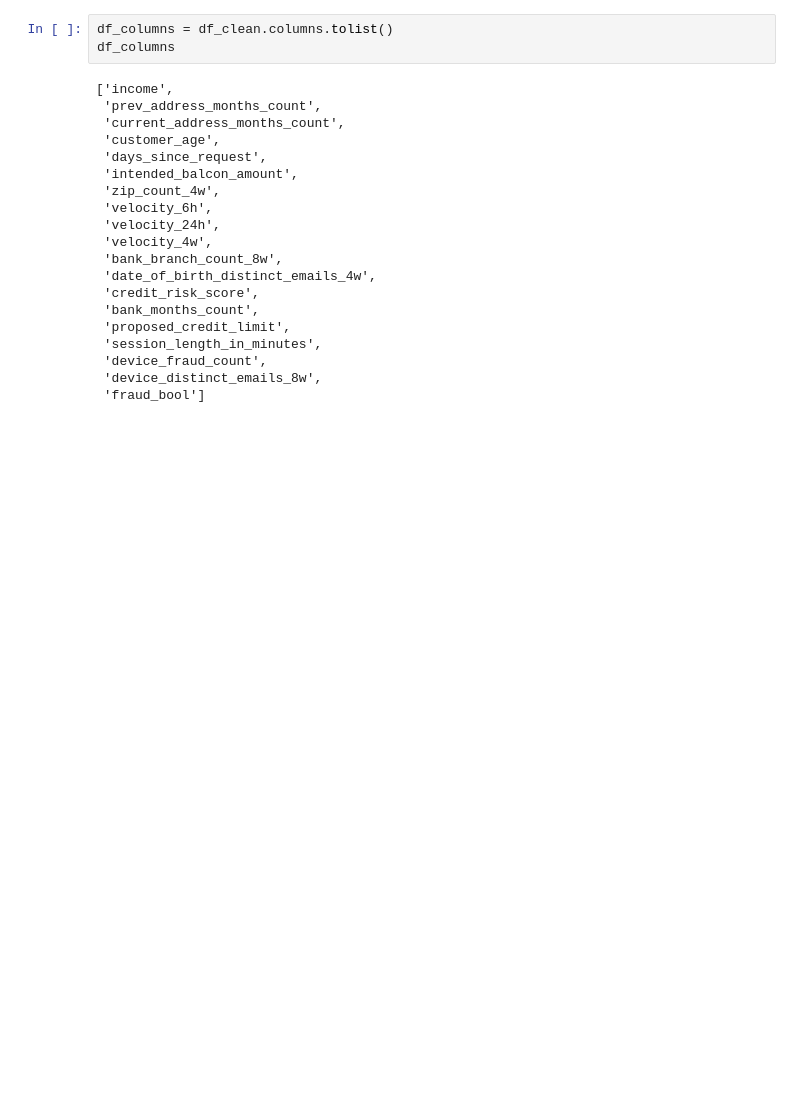
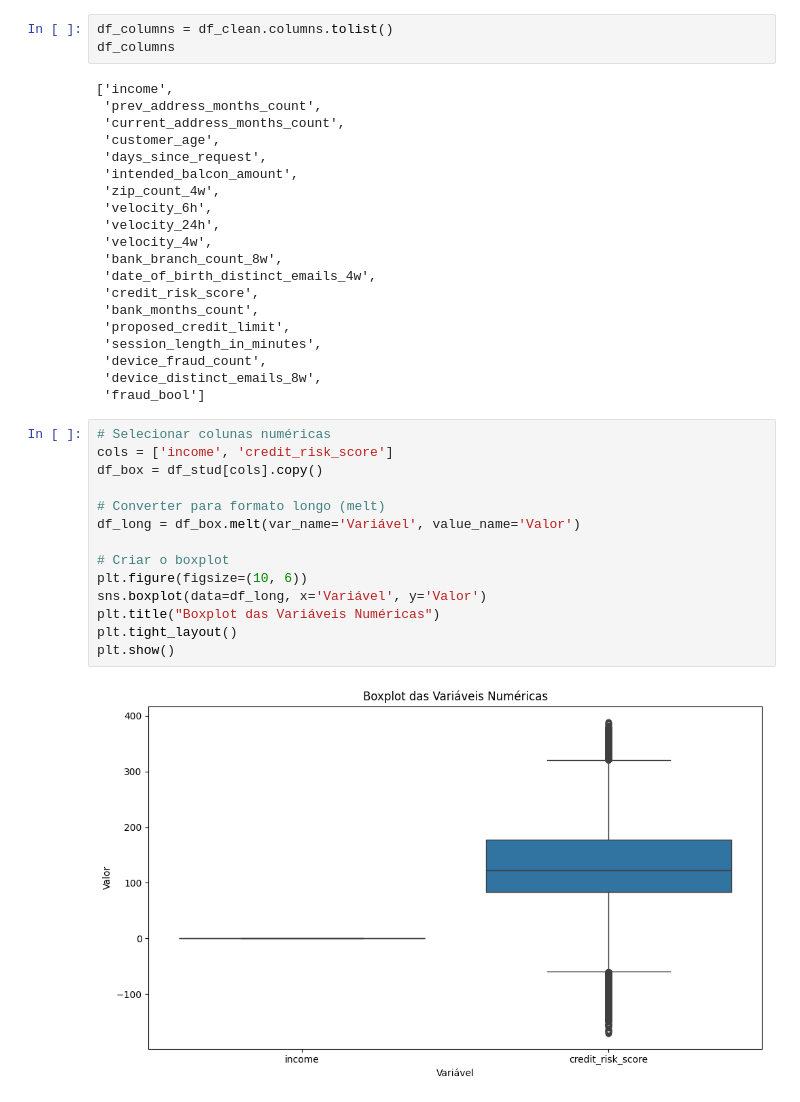
Before and after one commit to darthVarada/Fraudes-Financeiras, a Jupyter notebook: estudo.ipynb, the cells around one changed output. Cells and saved outputs as stored; diff of their text form; blank space fills up the shorter version.

```diff
--- a/estudo.ipynb
+++ b/estudo.ipynb
@@ -309,3 +313,19 @@ df_columns
  'device_fraud_count',
  'device_distinct_emails_8w',
  'fraud_bool']
+# %%
+# Selecionar colunas numéricas
+cols = ['income', 'credit_risk_score']
+df_box = df_stud[cols].copy()
+
+# Converter para formato longo (melt)
+df_long = df_box.melt(var_name='Variável', value_name='Valor')
+
+# Criar o boxplot
+plt.figure(figsize=(10, 6))
+sns.boxplot(data=df_long, x='Variável', y='Valor')
+plt.title("Boxplot das Variáveis Numéricas")
+plt.tight_layout()
+plt.show()
+# %% [output]
+[figure, added]
```
Also changed, not shown: parts of 3 cells of this notebook.
